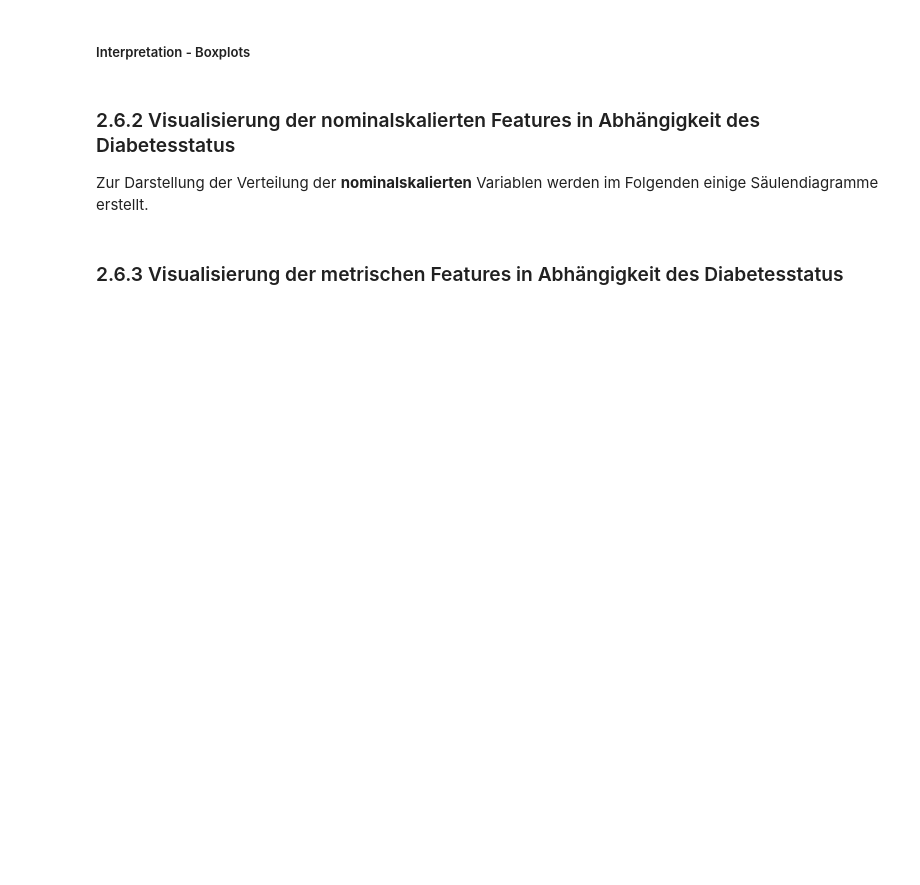
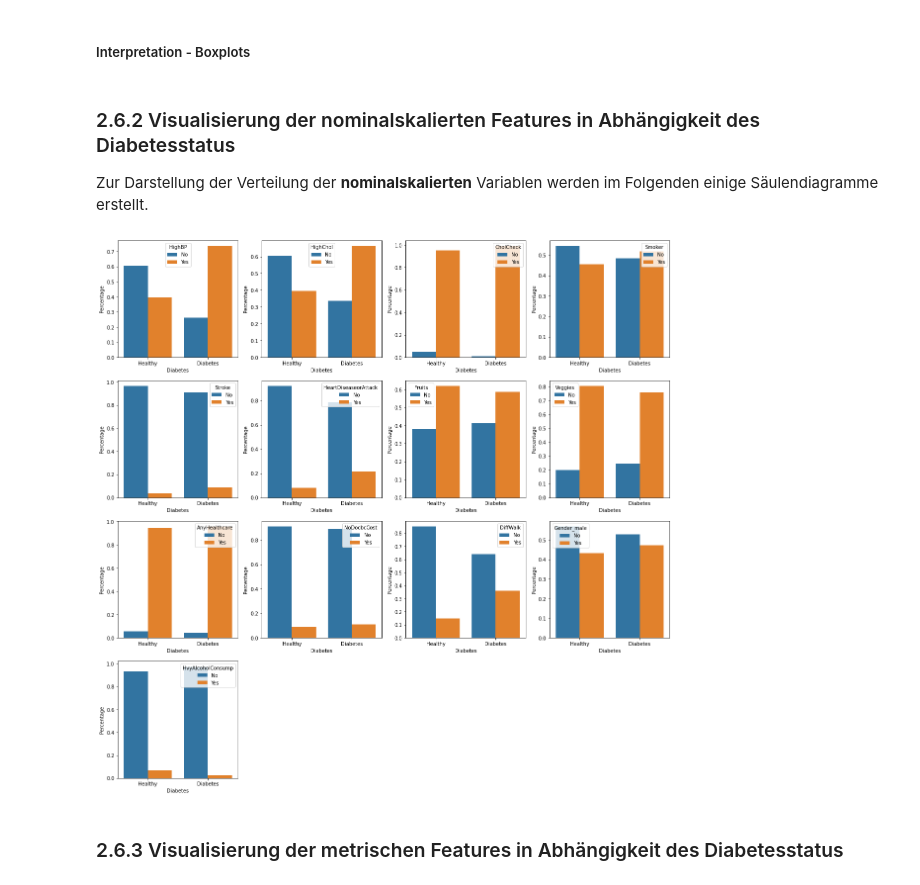
Before and after one commit to switchmachine/Diabetes-Health-Indicators, a Jupyter notebook: Programmieren2_Gruppe7_Projekt_DiabetesHealthIndicators.ipynb, the cells around one changed output. Cells and saved outputs as stored; diff of their text form; code cells hidden in the pictures; blank space fills up the shorter version.

```diff
--- a/Programmieren2_Gruppe7_Projekt_DiabetesHealthIndicators.ipynb
+++ b/Programmieren2_Gruppe7_Projekt_DiabetesHealthIndicators.ipynb
@@ -294,20 +331,26 @@ def create_diabetes_feature_tab(feature):
     return diabetes_feature_count_tab
 # %%
 features_barplots = ['HighBP', 'HighChol', 'CholCheck', 'Smoker', 'Stroke','HeartDiseaseorAttack', 'Fruits', 'Veggies',
-                     'AnyHealthcare', 'NoDocbcCost', 'DiffWalk', 'Gender_male']
+                     'AnyHealthcare', 'NoDocbcCost', 'DiffWalk', 'Gender_male', 'HvyAlcoholConsump']
 
-fig, axes = plt.subplots(3, 4, figsize=(20,20))
+fig, axes = plt.subplots(4, 4, figsize=(20,20))
 
 row_count = 0
 col_count = 0
 
 for feature in features_barplots:
     diabetes_feature_count_tab = create_diabetes_feature_tab(feature)
     sns.barplot(x='Diabetes', y='Percentage', hue=feature, data=diabetes_feature_count_tab, ax=axes[row_count, col_count])
     col_count += 1
     if col_count > 3:
         row_count += 1
         col_count = 0
+
+fig.delaxes(axes[3,1])
+fig.delaxes(axes[3,2])
+fig.delaxes(axes[3,3])
+# %% [output]
+[figure, added]
 # %% [markdown]
 ### 2.6.3 Visualisierung der metrischen Features in Abhängigkeit des Diabetesstatus
 # %%
```
Also changed, not shown: parts of 216 cells of this notebook.
